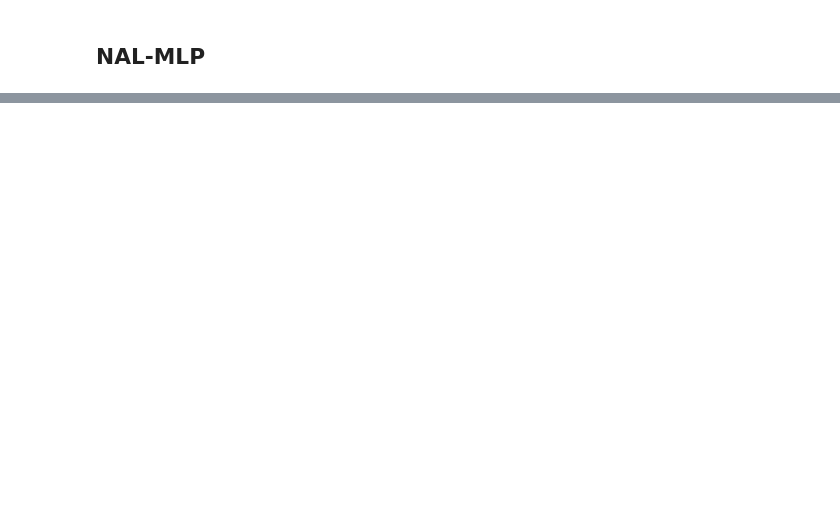
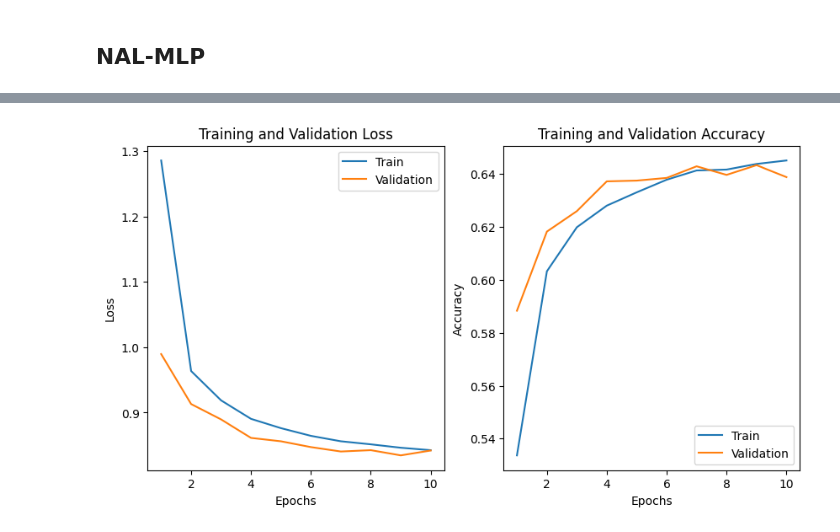
Before and after one commit to adityaahuja7/Advanced-Machine-Learning-CSE642-Assignments, a Jupyter notebook: Assignmen1_NAL.ipynb, the cells around one changed output, grey strips where cells are left out. Drawn from its saved outputs; the diff is of its cells as text; code cells hidden in the pictures; blank space fills up the shorter version.

```diff
--- a/Assignmen1_NAL.ipynb
+++ b/Assignmen1_NAL.ipynb
@@ -23,8 +27,8 @@ Noise_0_dataframe = pd.read_csv("Data/Assignment1/data_0_noise")
 Noise_Low_dataframe = pd.read_csv("Data/Assignment1/data_Low_noise")
 Noise_High_dataframe = pd.read_csv("Data/Assignment1/data_High_noise")
 # %%
-dataframe=Noise_Low_dataframe
-target_column="era"
+dataframe=Noise_High_dataframe
+target_column="target_10_val"
 # %%
 class_index = list(dataframe[target_column].unique())
 def encode(value, class_index = class_index):
@@ -81,19 +72,19 @@ import torch.nn as nn
 import torch.nn.init as init
 # %%
 class NAL_MLP(torch.nn.Module):
-    def __init__(self, input_dim, hidden_dim, output_dim):
+    def __init__(self, modules, hidden_dim, output_dim):
         super(NAL_MLP, self).__init__()
-        self.fc1 = nn.Linear(input_dim, hidden_dim)
-        self.fc2 = nn.Linear(hidden_dim, output_dim)
+        modules = nn.ModuleList([m for m in modules])
+        self.layers = torch.nn.Sequential(*modules)
         self.att_layer=nn.Linear(hidden_dim,1)
         self.softmax=nn.Softmax()
         self.relu = nn.ReLU()
+        self.lastlinear = nn.Linear(hidden_dim,output_dim)
         self.sigm =nn.Sigmoid()
 
     def forward(self, x):
-        x = self.fc1(x)
-        x = self.relu(x)
-        y_hat = self.fc2(x)
+        x = self.layers(x)
+        y_hat = self.lastlinear(x)
         y_hat = self.softmax(y_hat)
         h = self.att_layer(x)
         h=  self.sigm(h)
@@ -105,7 +96,7 @@ class CustomLoss(nn.Module):
     def __init__(self,reg,no_of_class=12):
         super(CustomLoss, self).__init__()
         self.reg=reg
-        self.no_of_class=12
+        self.no_of_class=no_of_class
 
     def forward(self, inputs, targets):
         p=torch.Tensor(inputs[0]).to(device).t()
@@ -213,2 +196,8 @@ Model = Model.to(device)
+# %%
+modules = [torch.nn.Linear(24,64),torch.nn.ReLU(),torch.nn.Linear(64,128),torch.nn.Dropout(p = 0.2),torch.nn.ReLU(),torch.nn.Linear(128,64),torch.nn.Dropout(p = 0.2),torch.nn.ReLU()]
+Model = NAL_MLP(modules,64,5)
+Model = Model.to(device)
 # %%
-optim = optim.Adam(Model.parameters(), lr=0.001, weight_decay=0.001)
+optimizer = optim.Adam(Model.parameters(), lr=0.001, weight_decay=0.0001)
+train_model(Model,CustomLoss(50,no_of_class=5), optimizer,Noise_train_loader, Noise_test_loader,num_epochs=10)
+# %% [output]
@@ -214,0 +214 @@ optim = optim.Adam(Model.parameters(), lr=0.001, weight_decay=0.001)
+[figure, added]
```
Also changed, not shown: parts of 6 cells of this notebook, 4 other files.
